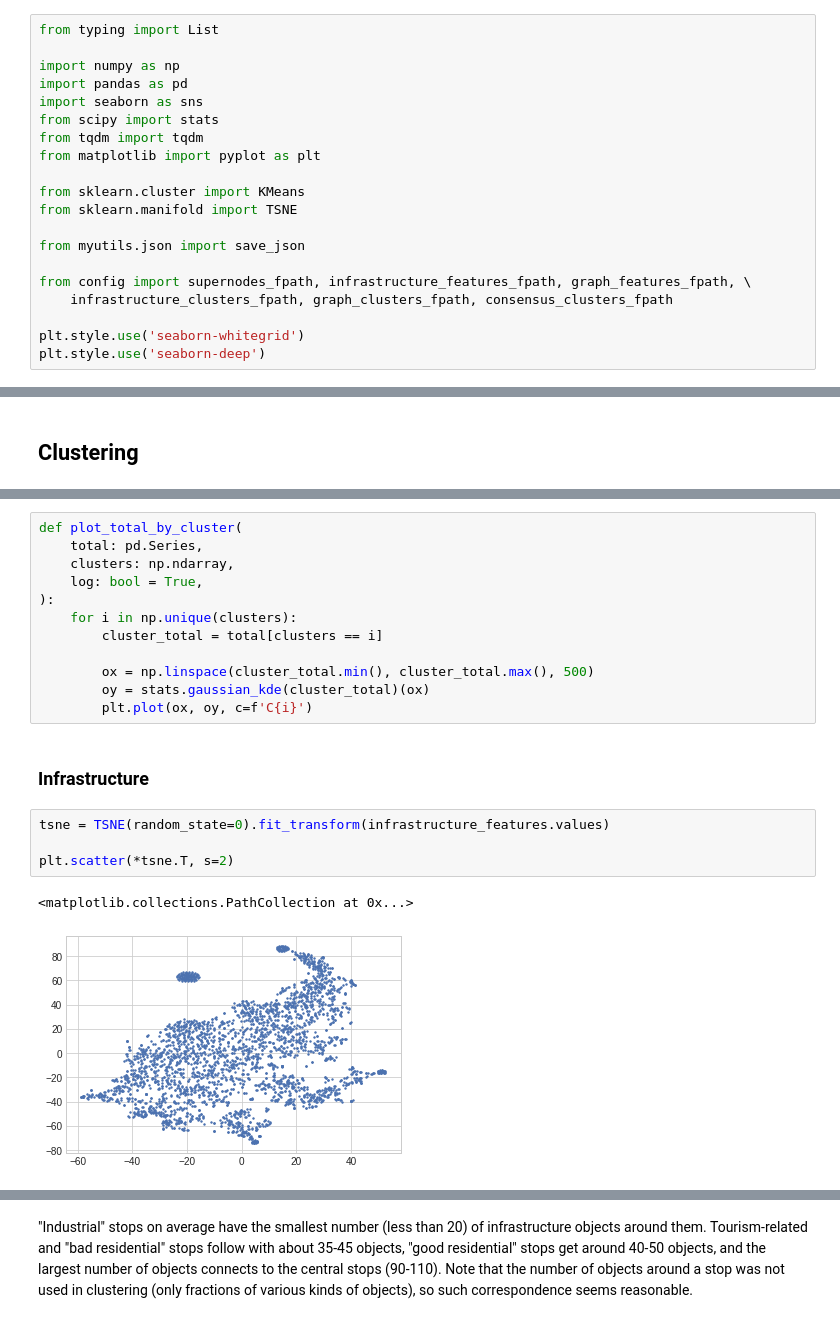
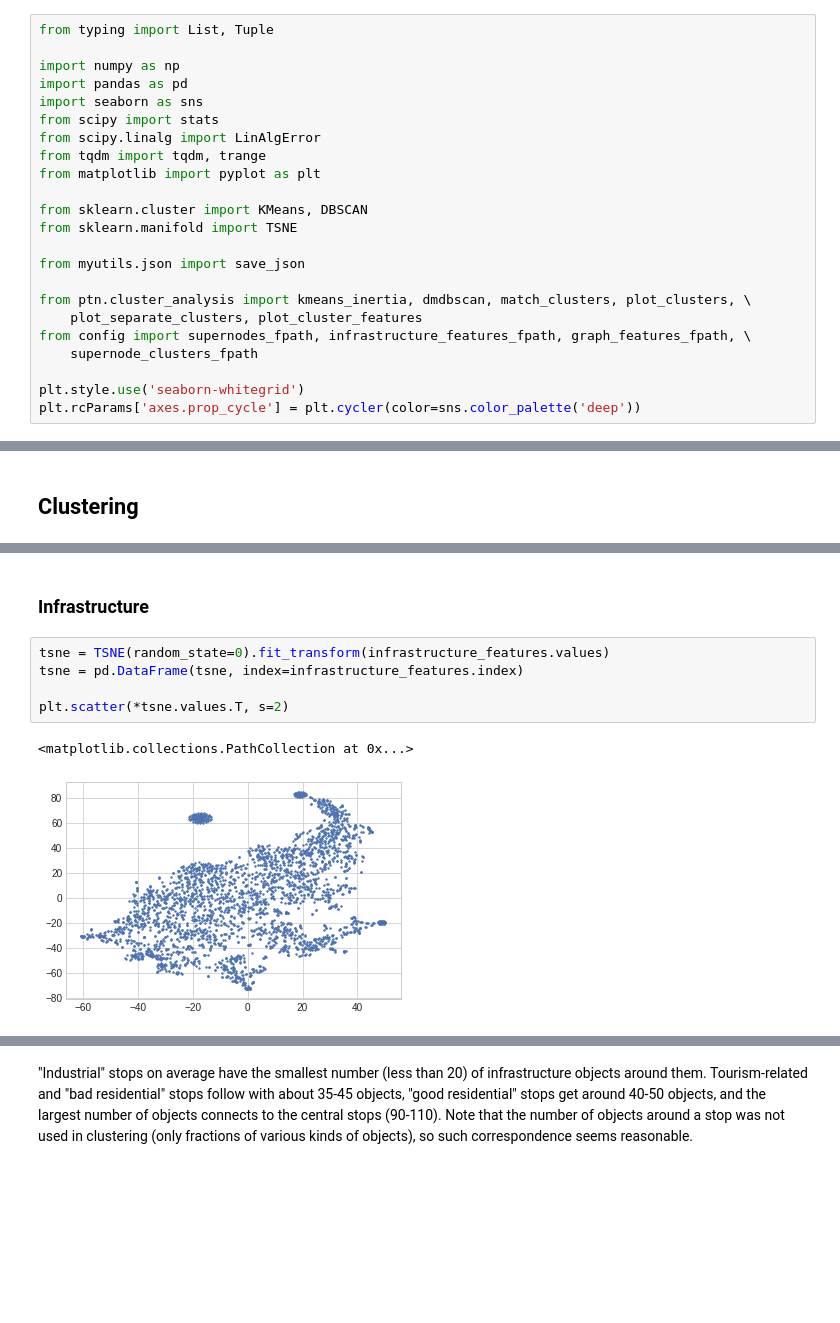
Before and after one commit to AlgoMathITMO/public-transport-network, a Jupyter notebook: pipeline/6_supernode-clustering.ipynb, the cells around one changed output, grey strips where cells are left out. Cells and saved outputs as stored; diff of their text form; blank space fills up the shorter version.

```diff
--- a/pipeline/6_supernode-clustering.ipynb
+++ b/pipeline/6_supernode-clustering.ipynb
@@ -16,25 +14,28 @@ Produces:
 import sys
 sys.path.append('..')
 # %%
-from typing import List
+from typing import List, Tuple
 
 import numpy as np
 import pandas as pd
 import seaborn as sns
 from scipy import stats
-from tqdm import tqdm
+from scipy.linalg import LinAlgError
+from tqdm import tqdm, trange
 from matplotlib import pyplot as plt
 
-from sklearn.cluster import KMeans
+from sklearn.cluster import KMeans, DBSCAN
 from sklearn.manifold import TSNE
 
 from myutils.json import save_json
 
+from ptn.cluster_analysis import kmeans_inertia, dmdbscan, match_clusters, plot_clusters, \
+    plot_separate_clusters, plot_cluster_features
 from config import supernodes_fpath, infrastructure_features_fpath, graph_features_fpath, \
-    infrastructure_clusters_fpath, graph_clusters_fpath, consensus_clusters_fpath
+    supernode_clusters_fpath
 
 plt.style.use('seaborn-whitegrid')
-plt.style.use('seaborn-deep')
+plt.rcParams['axes.prop_cycle'] = plt.cycler(color=sns.color_palette('deep'))
 # %%
 supernodes = pd.read_json(supernodes_fpath).set_index('id')
 
@@ -222,21 +108,10 @@ def plot_cluster_features(
-# %%
-def plot_total_by_cluster(
-    total: pd.Series,
-    clusters: np.ndarray,
-    log: bool = True,
-):
-    for i in np.unique(clusters):
-        cluster_total = total[clusters == i]
-
-        ox = np.linspace(cluster_total.min(), cluster_total.max(), 500)
-        oy = stats.gaussian_kde(cluster_total)(ox)
-        plt.plot(ox, oy, c=f'C{i}')
 # %% [markdown]
 ### Infrastructure
 # %%
 tsne = TSNE(random_state=0).fit_transform(infrastructure_features.values)
+tsne = pd.DataFrame(tsne, index=infrastructure_features.index)
 
-plt.scatter(*tsne.T, s=2)
+plt.scatter(*tsne.values.T, s=2)
 # %% [output]
 <matplotlib.collections.PathCollection at 0x...>
-[figure, old version]
+[figure, new version]
```
Also changed, not shown: parts of 59 cells of this notebook, 33 other files.
